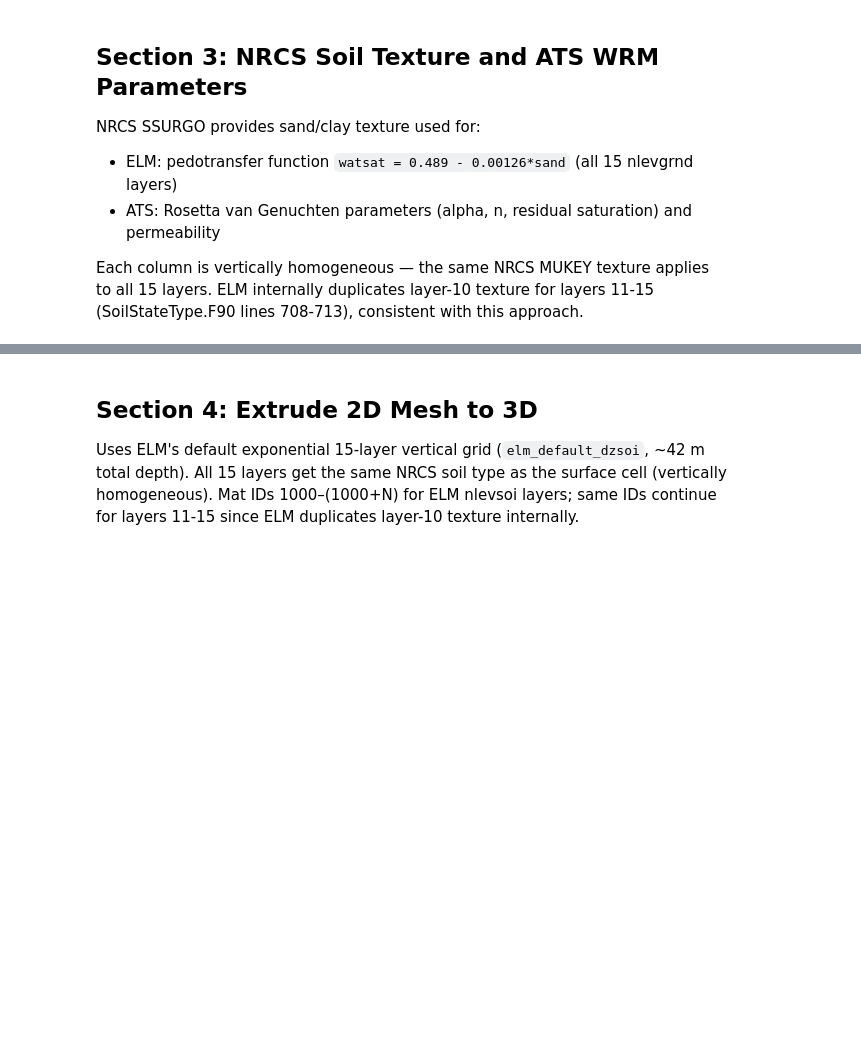
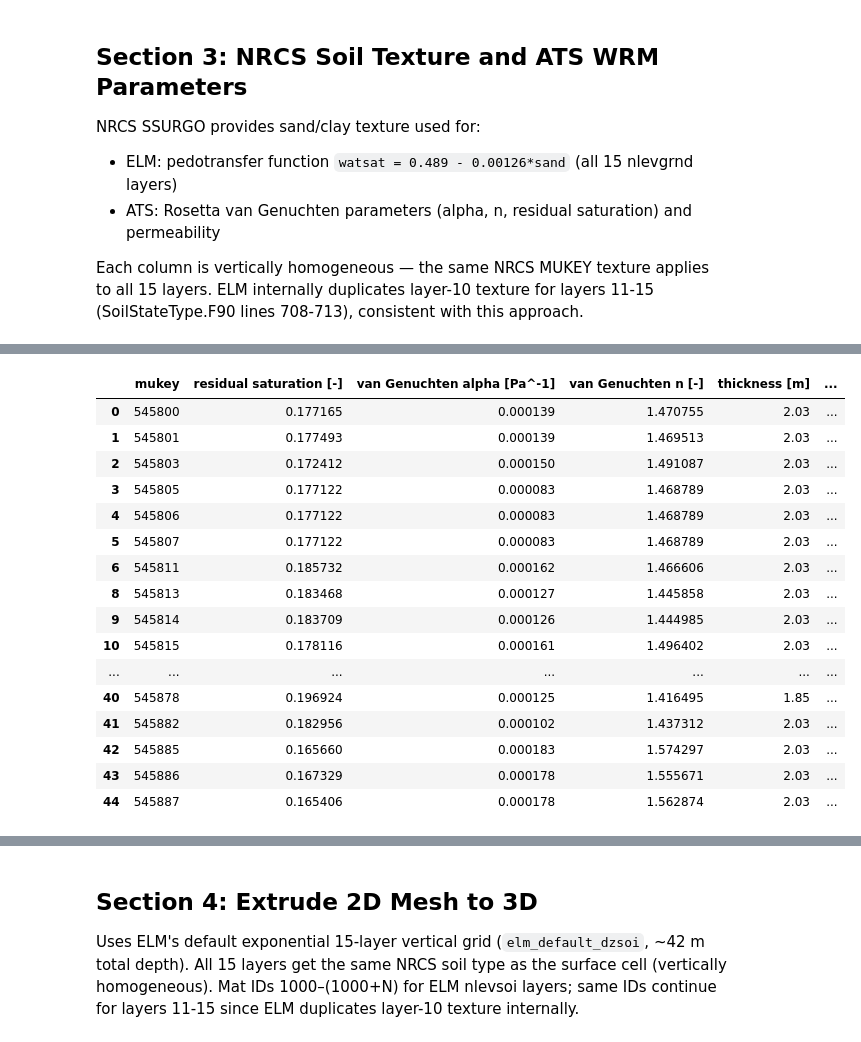
Before and after one commit to environmental-modeling-workflows/watershed-workflow, a Jupyter notebook: examples/Coweeta/coweeta_elm_ats.ipynb, the cells around one changed output, grey strips where cells are left out. Cells and saved outputs as stored; diff of their text form; code cells hidden in the pictures; blank space fills up the shorter version.

```diff
--- a/examples/Coweeta/coweeta_elm_ats.ipynb
+++ b/examples/Coweeta/coweeta_elm_ats.ipynb
@@ -432,26 +499,44 @@ print(watershed_workflow.properties.soil.__file__)
 # %%
-def replace_column_nans(df, col_nan, col_replacement):
+def replaceColumnNans(df, col_nan, col_replacement):
     mask = df[col_nan].isna()
     df.loc[mask, col_nan] = df.loc[mask, col_replacement]
 
 # Fill any missing Rosetta-derived values with Rosetta fallback columns
-replace_column_nans(nrcs, 'porosity [-]', 'Rosetta porosity [-]')
-replace_column_nans(nrcs, 'permeability [m^2]', 'Rosetta permeability [m^2]')
+replaceColumnNans(nrcs, 'porosity [-]', 'Rosetta porosity [-]')
+replaceColumnNans(nrcs, 'permeability [m^2]', 'Rosetta permeability [m^2]')
 
 # Drop Rosetta backup columns (we keep the originals, now gap-filled)
 for col in ['Rosetta porosity [-]', 'Rosetta permeability [m^2]',
             'bulk density [g/cm^3]']:
     if col in nrcs.columns:
         nrcs.pop(col)
 
 # Drop any rows still containing NaN
 nan_mask = nrcs.isna().any(axis=1)
 dropped = nrcs.index[nan_mask]
 if len(dropped):
     logging.warning(f'Dropping {len(dropped)} NRCS rows with NaN after gap-fill: {list(dropped)}')
 nrcs = nrcs[~nan_mask]
 
 nrcs
+# %% [output]
+|  | mukey | residual saturation [-] | van Genuchten alpha [Pa^-1] | van Genuchten n [-] | thickness [m] | ... |
+| 0 | 545800 | 0.177165 | 0.000139 | 1.470755 | 2.03 | ... |
+| 1 | 545801 | 0.177493 | 0.000139 | 1.469513 | 2.03 | ... |
+| 2 | 545803 | 0.172412 | 0.000150 | 1.491087 | 2.03 | ... |
+| 3 | 545805 | 0.177122 | 0.000083 | 1.468789 | 2.03 | ... |
+| 4 | 545806 | 0.177122 | 0.000083 | 1.468789 | 2.03 | ... |
+| 5 | 545807 | 0.177122 | 0.000083 | 1.468789 | 2.03 | ... |
+| 6 | 545811 | 0.185732 | 0.000162 | 1.466606 | 2.03 | ... |
+| 8 | 545813 | 0.183468 | 0.000127 | 1.445858 | 2.03 | ... |
+| 9 | 545814 | 0.183709 | 0.000126 | 1.444985 | 2.03 | ... |
+| 10 | 545815 | 0.178116 | 0.000161 | 1.496402 | 2.03 | ... |
+| ... | ... | ... | ... | ... | ... | ... |
+| 40 | 545878 | 0.196924 | 0.000125 | 1.416495 | 1.85 | ... |
+| 41 | 545882 | 0.182956 | 0.000102 | 1.437312 | 2.03 | ... |
+| 42 | 545885 | 0.165660 | 0.000183 | 1.574297 | 2.03 | ... |
+| 43 | 545886 | 0.167329 | 0.000178 | 1.555671 | 2.03 | ... |
+| 44 | 545887 | 0.165406 | 0.000178 | 1.562874 | 2.03 | ... |
 # %%
 # Map NRCS MUKEY onto the 2D mesh cells
 soil_color_mukey = watershed_workflow.getShapePropertiesOnMesh(
```
Also changed, not shown: parts of 53 cells of this notebook, 3 other files.
